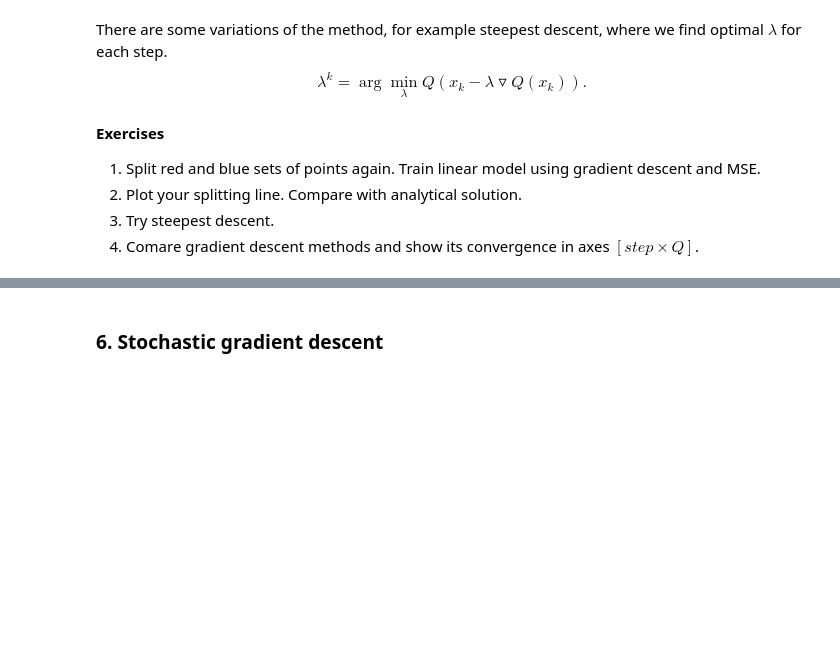
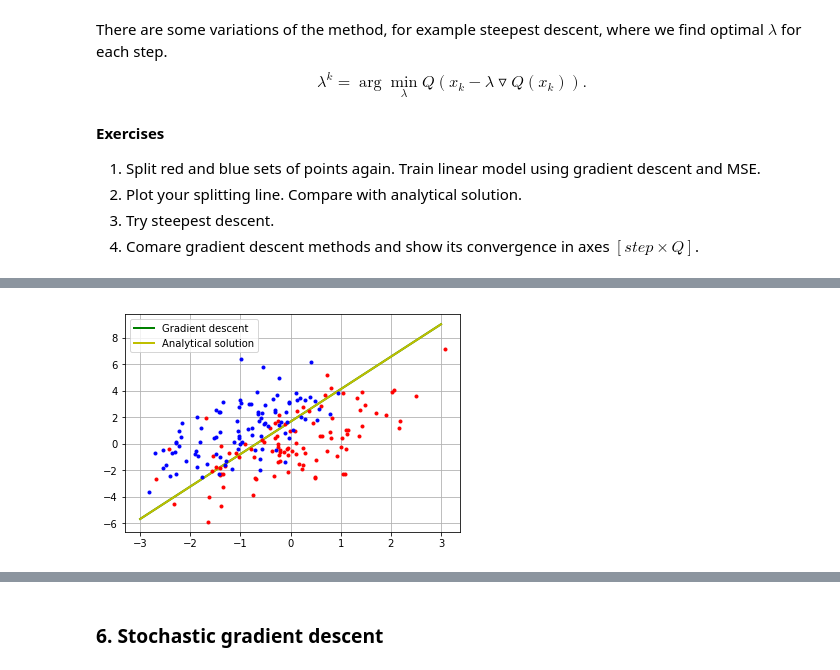
Before and after one commit to treacker/Sonia, a Jupyter notebook: labs/lab-1 (2).ipynb, the cells around one changed output, grey strips where cells are left out. Saved outputs shown, nothing was run; the diff lists cells and outputs as text; code cells hidden in the pictures; blank space fills up the shorter version.

```diff
--- a/labs/lab-1 (2).ipynb
+++ b/labs/lab-1 (2).ipynb
@@ -512,0 +534,79 @@ $$\lambda^{k} = \arg\min_{\lambda}Q(x_k - \lambda\triangledown Q(x_k)).$$
+# %%
+#def grad(w, X, y_res):
+#    loss = [0, 0, 0]
+#    for i in range(200):
+#        loss[0] += ((1 - y_res[i] * np.dot(w.T, X[i])) * (-2 * y_res[i] * X[i][0]))
+#        loss[1] += ((1 - y_res[i] * np.dot(w.T, X[i])) * (-2 * y_res[i] * X[i][1]))
+#        loss[2] += ((1 - y_res[i] * np.dot(w.T, X[i])) * (-2 * y_res[i] * X[i][2]))
+#
+#    return loss
+
+red = np.random.multivariate_normal(np.array([0, 0]), np.array([[1, 1.5],[1.5,5]]), 100).T
+blue = np.random.multivariate_normal(np.array([-1, 1]), np.array([[1, 1.5],[1.5,5]]), 100).T
+
+X = np.hstack((red, blue))
+X = (np.vstack((X, np.ones((1, 200))))).T
+
+y_res = [1 for i in range(100)] +  [-1 for i in range(100)]
+
+
+
+def grad(w, X, y_res):
+
+    wx = np.dot(w.T, X.T)  # w * x
+    ywx = np.multiply(y_res, wx)
+    ones = np.ones((1, 200))
+    fsad = ones - ywx
+    fsad *= -2
+
+    loss = [0, 0, 0]
+
+    loss[0] = np.sum(np.multiply(np.multiply(fsad, y_res), X[:, 0]))
+    loss[1] = np.sum(np.multiply(np.multiply(fsad, y_res), X[:, 1]))
+    loss[2] = np.sum(np.multiply(fsad, y_res))
+    return loss
+
+
+#w = np.array([np.random.uniform(-2, 2), np.random.uniform(-2, 2), np.random.uniform(-2, 2)])
+w = np.array([0.8, 0.8, 0.8])
+g = grad(w, X, y_res)
+
+lambd = 0.0001
+i = 0;
+eps = 0.00001
+eps /= lambd
+
+while (math.sqrt(g[0] ** 2 + g[1] ** 2 + g[2] ** 2) > eps):
+
+    w[0] -= lambd * g[0]
+    w[1] -= lambd * g[1]
+    w[2] -= lambd * g[2]
+    g = grad(w, X, y_res)
+
+    i += 1;
+
+print(i)
+
+k = -w[0] / w[1]
+b = -w[2] / w[1]
+print("Gradient coefficients:", k, b)
+
+inv_train = sla.inv(np.dot(X.T, X))
+w_analys = np.dot(np.dot(inv_train, X.T), y_res)
+
+k_a = -w_analys[0] / w_analys[1]
+b_a = -w_analys[2] / w_analys[1]
+print("Analitical coefficients:", k_a, b_a)
+X = np.linspace(-3, 3, 100)
+
+plt.plot(X, [(k * x + b) for x in X], color = 'g', linewidth = '2', label = "Gradient descent")
+plt.plot(X, [(k_a * x + b_a) for x in X], color = 'y', linewidth = '2', label = "Analytical solution")
+
+
+plt.plot(red[0,:], red[1,:], '.', color = 'r', )
+plt.plot(blue[0,:], blue[1,:], '.', color = 'b')
+plt.grid(True)
+plt.legend()
+
+plt.show()
+# %% [output]
@@ -512,0 +616 @@ $$\lambda^{k} = \arg\min_{\lambda}Q(x_k - \lambda\triangledown Q(x_k)).$$
+[figure, added]
```
Also changed, not shown: parts of 15 cells of this notebook.
